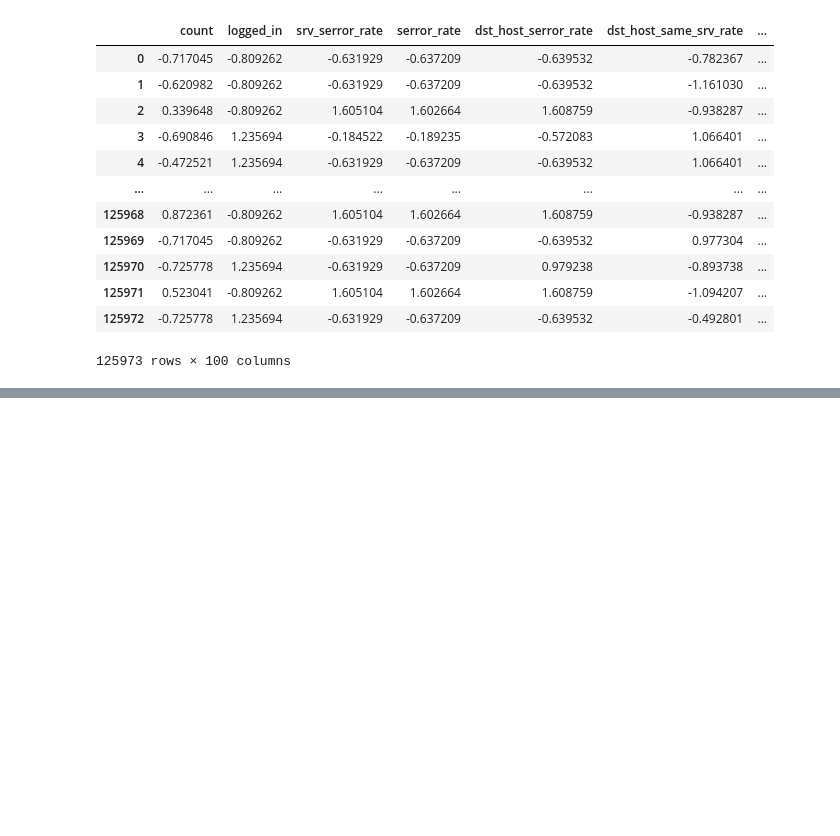
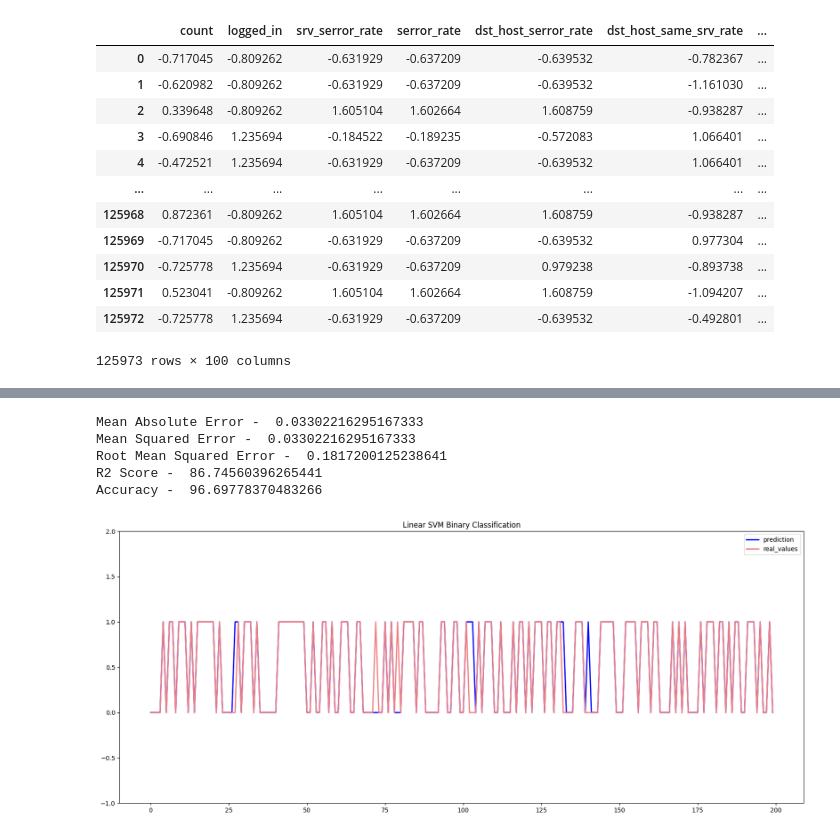
Before and after one commit to samsivabalan/home-network-IDS, a Jupyter notebook: training/main.ipynb, the cells around one changed output, grey strips where cells are left out. Cells and saved outputs as stored; diff of their text form; code cells hidden in the pictures; blank space fills up the shorter version.

```diff
--- a/training/main.ipynb
+++ b/training/main.ipynb
@@ -421,0 +427,7 @@ multi_data
+# %%
+# splitting the dataset 75% for training and 25% testing
+X_train, X_test, y_train, y_test = train_test_split(X,Y, test_size=0.25, random_state=42)
+# %%
+# using kernel as linear
+lsvm = SVC(kernel='linear',gamma='auto')
+lsvm.fit(X_train,y_train) # training model on training dataset
@@ -421,0 +436,11 @@ multi_data
+# %%
+pkl_filename = "home-network-IDS/models/lsvm_binary.pkl"
+if (not path.isfile(pkl_filename)):
+  # saving the trained model to disk
+  with open(pkl_filename, 'wb') as file:
+    pickle.dump(lsvm, file)
+  print("Saved model to disk")
+  # loading the trained model from disk
+  with open(pkl_filename, 'rb') as file:
+    lsvm = pickle.load(file)
+  print("Loaded model from disk")
@@ -421,0 +450,4 @@ multi_data
+# %%
+y_pred = lsvm.predict(X_test) # predicting target attribute on testing dataset
+ac = accuracy_score(y_test, y_pred)*100 # calculating accuracy of predicted data
+print("LSVM-Classifier Binary Set-Accuracy is ", ac)
@@ -421,0 +468,23 @@ multi_data
+# %%
+print("Mean Absolute Error - " , metrics.mean_absolute_error(y_test, y_pred))
+print("Mean Squared Error - " , metrics.mean_squared_error(y_test, y_pred))
+print("Root Mean Squared Error - " , np.sqrt(metrics.mean_squared_error(y_test, y_pred)))
+print("R2 Score - " , metrics.explained_variance_score(y_test, y_pred)*100)
+print("Accuracy - ",accuracy_score(y_test,y_pred)*100)
+# %% [output]
+Mean Absolute Error -  0.03302216295167333
+Mean Squared Error -  0.03302216295167333
+Root Mean Squared Error -  0.1817200125238641
+R2 Score -  86.74560396265441
+Accuracy -  96.69778370483266
+# %%
+plt.figure(figsize=(20,8))
+plt.plot(y_pred[300:500], label="prediction", linewidth=2.0,color='blue')
+plt.plot(y_test[300:500].values, label="real_values", linewidth=2.0,color='lightcoral')
+plt.legend(loc="best")
+plt.ylim((-1,2))
+plt.title("Linear SVM Binary Classification")
+plt.savefig('home-network-IDS/plots/lsvm_real_pred_bin.png')
+plt.show()
+# %% [output]
+[figure, added]
```
Also changed, not shown: parts of 6 cells of this notebook.
